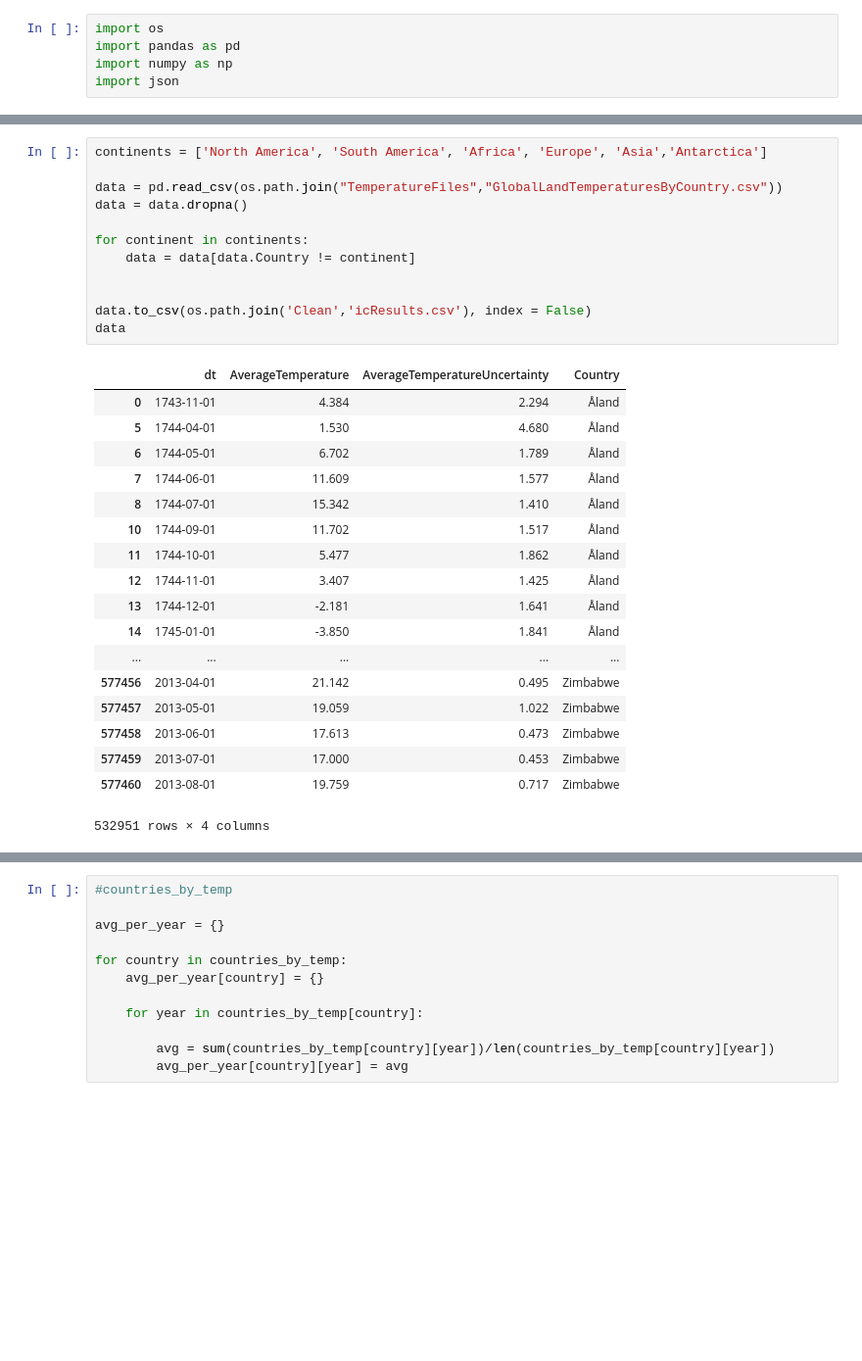
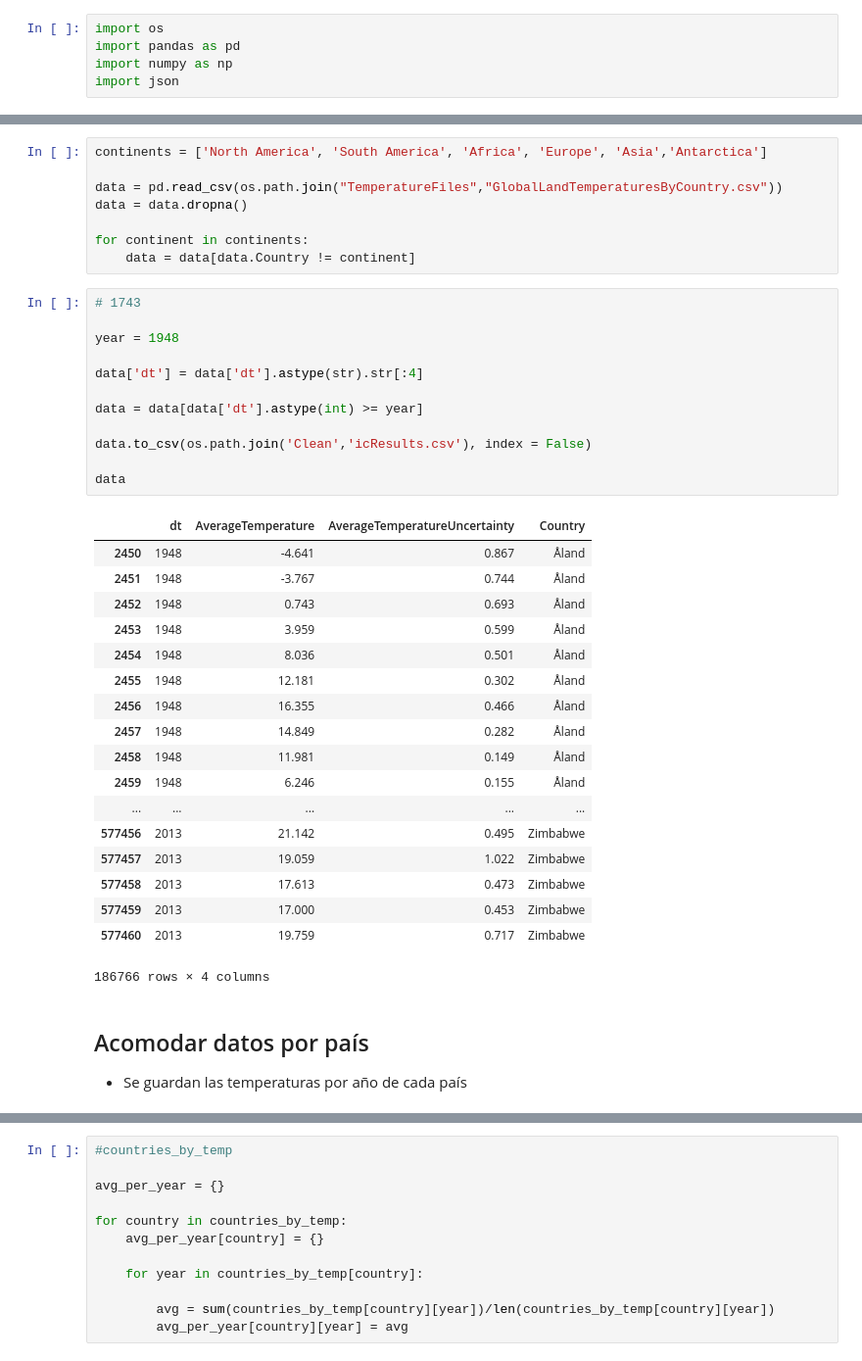
Before and after one commit to ChebaCheba/ProyectoMetodos, a Jupyter notebook: markov_temp.ipynb, the cells around one changed output, grey strips where cells are left out. Shown at 98% size. Cells and saved outputs as stored; diff of their text form; blank space fills up the shorter version.

```diff
--- a/markov_temp.ipynb
+++ b/markov_temp.ipynb
@@ -11,27 +22,39 @@ data = data.dropna()
 
 for continent in continents:
     data = data[data.Country != continent]
-
-
-data.to_csv(os.path.join('Clean','icResults.csv'), index = False)
-data
-# %% [output]
-|  | dt | AverageTemperature | AverageTemperatureUncertainty | Country |
-| 0 | 1743-11-01 | 4.384 | 2.294 | Åland |
-| 5 | 1744-04-01 | 1.530 | 4.680 | Åland |
-| 6 | 1744-05-01 | 6.702 | 1.789 | Åland |
-| 7 | 1744-06-01 | 11.609 | 1.577 | Åland |
-| 8 | 1744-07-01 | 15.342 | 1.410 | Åland |
-| 10 | 1744-09-01 | 11.702 | 1.517 | Åland |
-| 11 | 1744-10-01 | 5.477 | 1.862 | Åland |
-| 12 | 1744-11-01 | 3.407 | 1.425 | Åland |
-| 13 | 1744-12-01 | -2.181 | 1.641 | Åland |
-| 14 | 1745-01-01 | -3.850 | 1.841 | Åland |
-| ... | ... | ... | ... | ... |
-| 577456 | 2013-04-01 | 21.142 | 0.495 | Zimbabwe |
-| 577457 | 2013-05-01 | 19.059 | 1.022 | Zimbabwe |
-| 577458 | 2013-06-01 | 17.613 | 0.473 | Zimbabwe |
-| 577459 | 2013-07-01 | 17.000 | 0.453 | Zimbabwe |
-| 577460 | 2013-08-01 | 19.759 | 0.717 | Zimbabwe |
-532951 rows × 4 columns
+# %%
+# 1743
+
+year = 1948
+
+data['dt'] = data['dt'].astype(str).str[:4]
+
+data = data[data['dt'].astype(int) >= year]
+
+data.to_csv(os.path.join('Clean','icResults.csv'), index = False)
+
+data
+# %% [output]
+|  | dt | AverageTemperature | AverageTemperatureUncertainty | Country |
+| 2450 | 1948 | -4.641 | 0.867 | Åland |
+| 2451 | 1948 | -3.767 | 0.744 | Åland |
+| 2452 | 1948 | 0.743 | 0.693 | Åland |
+| 2453 | 1948 | 3.959 | 0.599 | Åland |
+| 2454 | 1948 | 8.036 | 0.501 | Åland |
+| 2455 | 1948 | 12.181 | 0.302 | Åland |
+| 2456 | 1948 | 16.355 | 0.466 | Åland |
+| 2457 | 1948 | 14.849 | 0.282 | Åland |
+| 2458 | 1948 | 11.981 | 0.149 | Åland |
+| 2459 | 1948 | 6.246 | 0.155 | Åland |
+| ... | ... | ... | ... | ... |
+| 577456 | 2013 | 21.142 | 0.495 | Zimbabwe |
+| 577457 | 2013 | 19.059 | 1.022 | Zimbabwe |
+| 577458 | 2013 | 17.613 | 0.473 | Zimbabwe |
+| 577459 | 2013 | 17.000 | 0.453 | Zimbabwe |
+| 577460 | 2013 | 19.759 | 0.717 | Zimbabwe |
+186766 rows × 4 columns
+# %% [markdown]
+## Acomodar datos por país
+
+- Se guardan las temperaturas por año de cada país
 # %%
```
Also changed, not shown: parts of 14 cells of this notebook, 3 other files.
